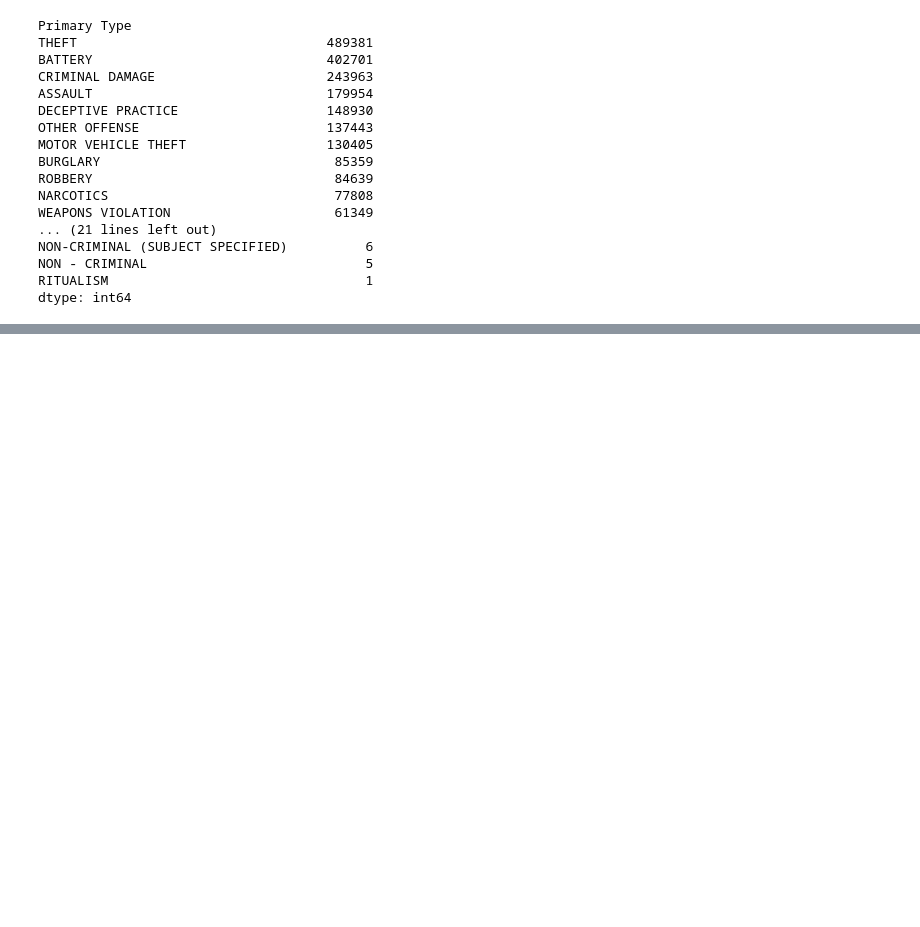
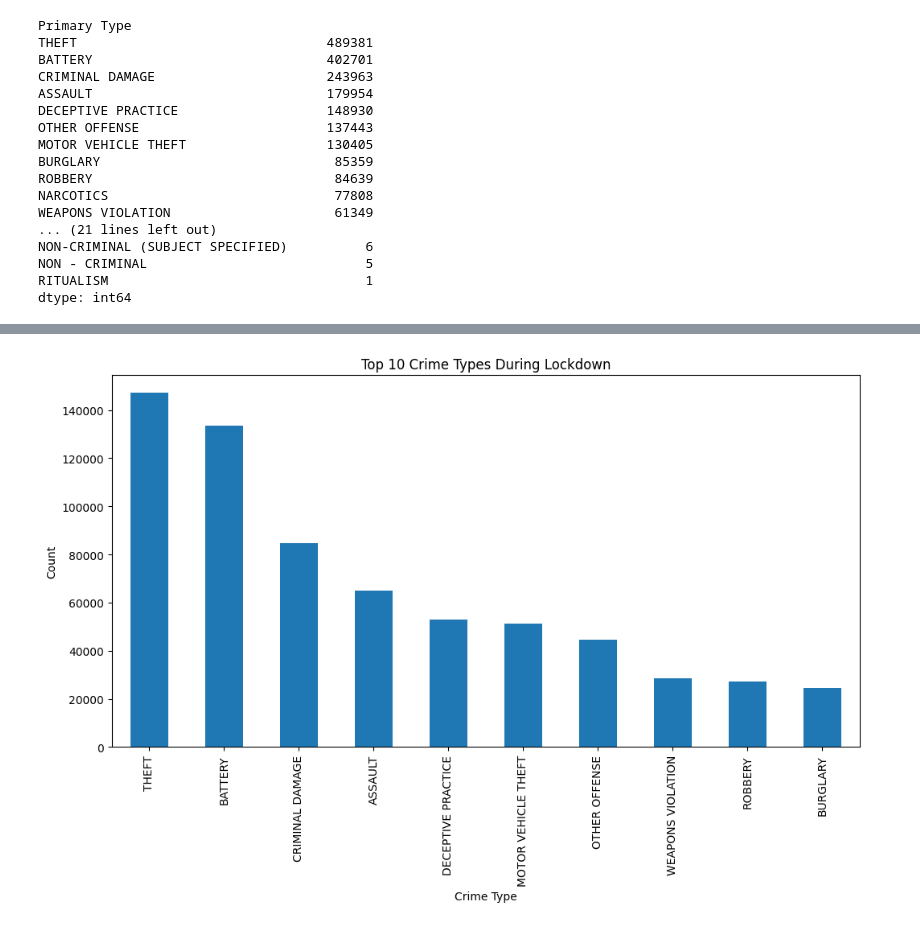
Before and after one commit to QJones76/team-project-1, a Jupyter notebook: Cleaned_Chicago_Crime.ipynb, the cells around one changed output, grey strips where cells are left out. Cells and saved outputs as stored; diff of their text form; code cells hidden in the pictures; blank space fills up the shorter version.

```diff
--- a/Cleaned_Chicago_Crime.ipynb
+++ b/Cleaned_Chicago_Crime.ipynb
@@ -231,0 +367,13 @@ cleaned_crime_data.to_csv('Cleaned_Crimes_-_2016_to_present.csv')
+# %%
+# Filter data for the lockdown period (approx. Feb 2020 - Jan 2021)
+lockdown_data = df[(df['Date'] >= '2020-01-31') & (df['Date'] < '2023-05-11')]
+
+# Analyze and plot crime types during lockdown
+lockdown_crime_counts = lockdown_data['Primary Type'].value_counts().head(10)
+lockdown_crime_counts.plot(kind='bar', figsize=(12, 6))
+plt.title("Top 10 Crime Types During Lockdown")
+plt.xlabel("Crime Type")
+plt.ylabel("Count")
+plt.show()
+# %% [output]
+[figure, added]
```
Also changed, not shown: parts of 17 cells of this notebook.
